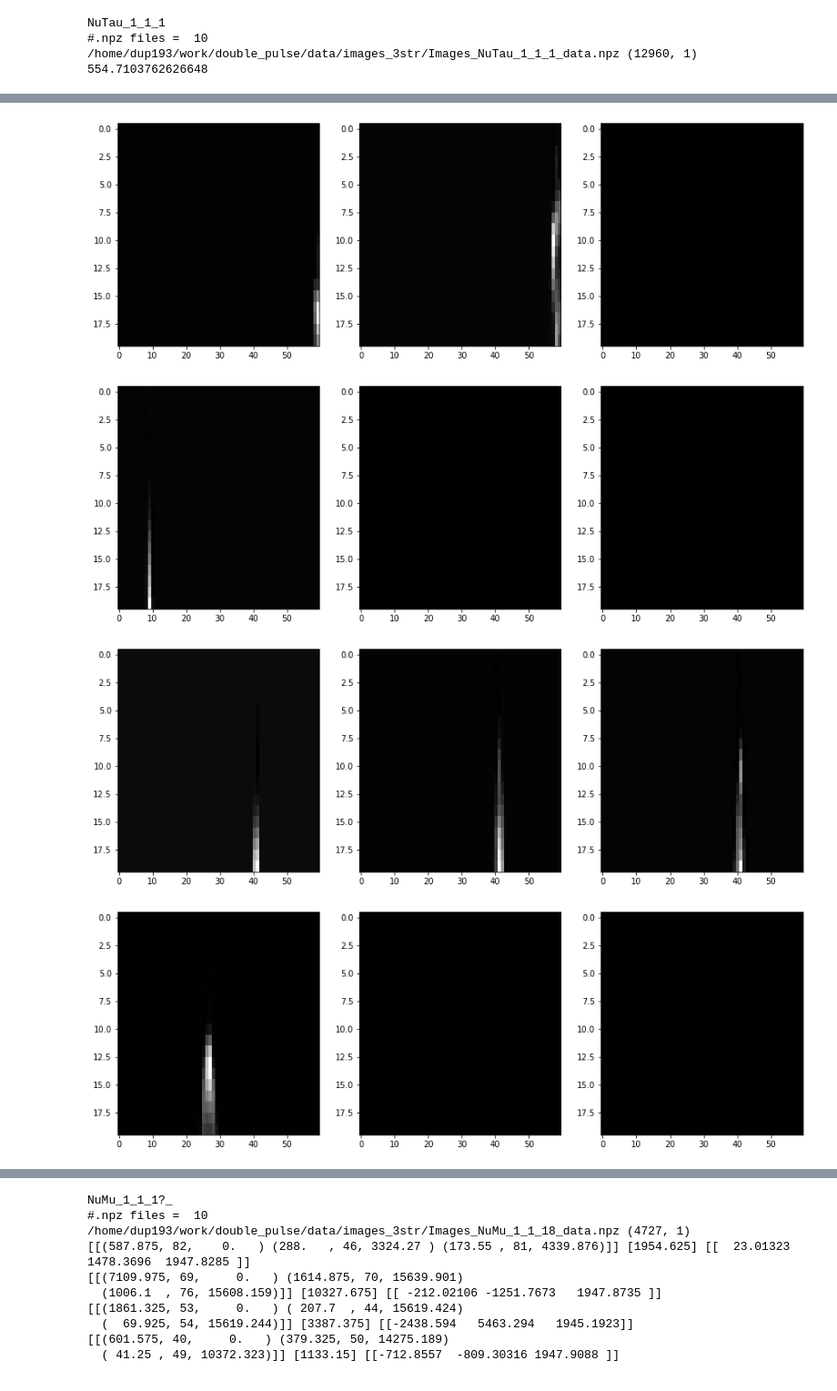
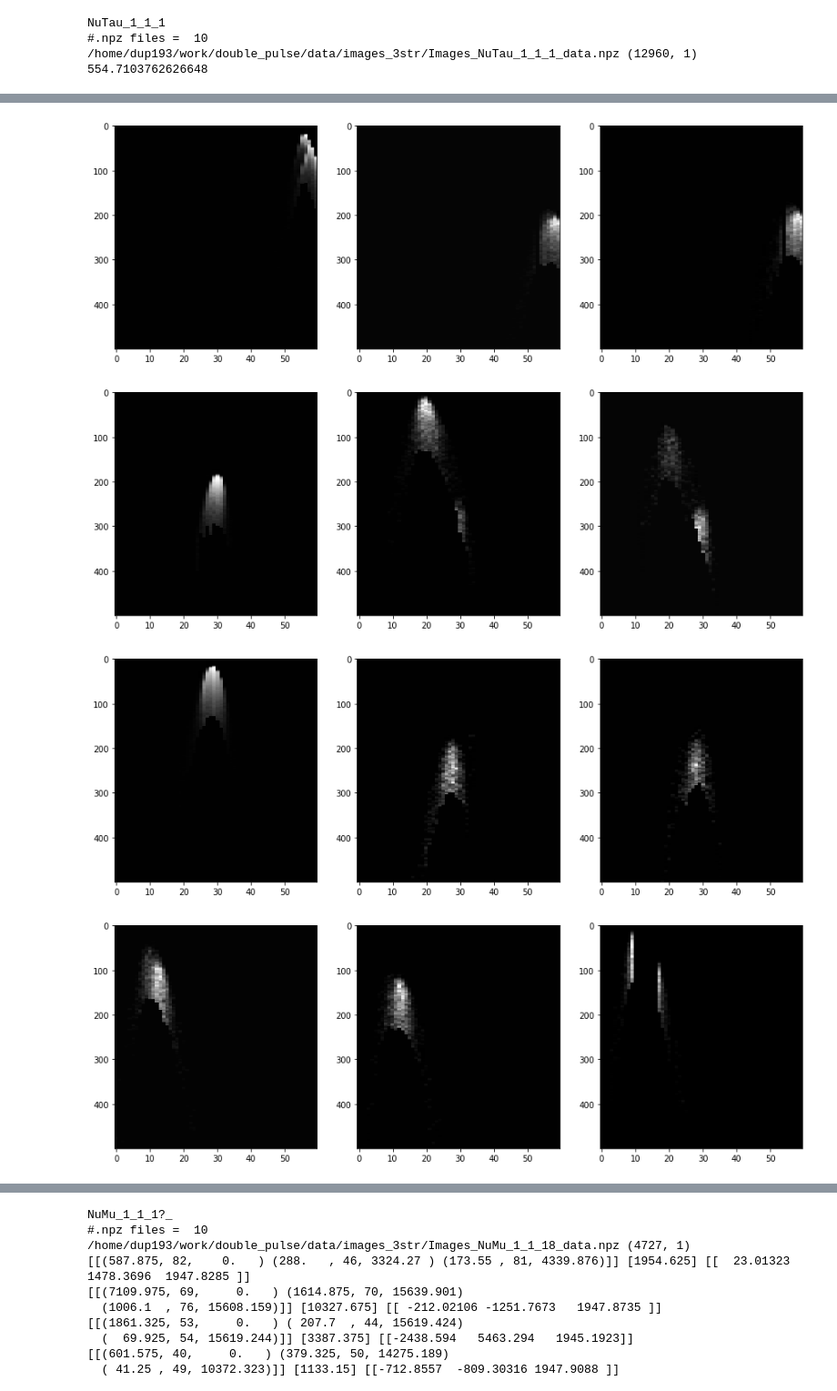
Before and after one commit to dpankova/DoublePulse, a Jupyter notebook: notebooks/Improved/FileMergingImages_vars.ipynb, the cells around one changed output, grey strips where cells are left out. Shown at 91% size. Drawn from its saved outputs; the diff is of its cells as text; code cells hidden in the pictures.

```diff
--- a/notebooks/Improved/FileMergingImages_vars.ipynb
+++ b/notebooks/Improved/FileMergingImages_vars.ipynb
@@ -9,7 +9,7 @@ int_type = 1
 folder = '1'
 files = '1'
 
-n_files = 10
+n_files = 100
 i3_per_npz = 10 # 10 for NuE1 and NuMu1, 100 otherwise
 
 name = nu_type+'_'+str(int_type)+'_'+str(folder)+'_'#+str(files)+'?_'
@@ -255,7 +284,7 @@ save_2_dtype = np.dtype(
 # %%
 size = 0
 #for file_name in glob.glob('/home/dup193/work/double_pulse/data/images_3str/Images_'+name+'*'):
-for file_name in glob.glob('/home/dup193/work/double_pulse/data/BUMP/BUMP3/Images_BUMP*'):
+for file_name in glob.glob('/home/dup193/work/double_pulse/data/nutau_hese_test/*_data.npz'):
     x = np.load(file_name, mmap_mode="r")['arr_0']
     print(file_name, len(x))
     size = size +len(x)
@@ -418,7 +445,7 @@ pos = 0
 print(name)
 start = time.time()
 print('#.npz files = ',n_files)
-for file_name in glob.glob('/home/dup193/work/double_pulse/data/images_3str/Images_'+name+'*'):
+for file_name in glob.glob('/home/dup193/work/double_pulse/data/images_3str/Images_'+name+'*')[:1]:
     if pos >50:
         break
     x = np.load(file_name, mmap_mode="r")['arr_0']
@@ -429,22 +456,22 @@ for file_name in glob.glob('/home/dup193/work/double_pulse/data/images_3str/Imag
     im = (x['image']-mean_3)/std_3
     pred_n3 = model_3.predict([im[:,0,:,:,:1],im[:,0,:,:,1:2],im[:,0,:,:,2:3]],batch_size =1)
     pred_n4 = model_4.predict([im[:,0,:,:,:1],im[:,0,:,:,1:2],im[:,0,:,:,2:3]],batch_size =1)
-    cut1=0.56
-    cut2=0.6
+    cut1=0.99
+    cut2=0.8
     for n,e in enumerate(x):
         if pos >100:
             break
-        ch = (cut1 <= pred_n1[n]) and (pred_n1[n] <= cut2) and (cut1 <= pred_n1[n]) and (pred_n4[n] <= cut2)
+        ch = (pred_n1[n] >cut1) and (pred_n4[n] > cut2)
         #print(pos)
         if ch:
             pos = pos +1
             fig = plt.figure(figsize=(15, 5))
             ax1 = fig.add_subplot(131)
-            ax1.imshow(e['image'][0][:20,:,0], interpolation='nearest', aspect='auto', cmap= 'gray')
+            ax1.imshow(e['image'][0][:,:,0], interpolation='nearest', aspect='auto', cmap= 'gray')
             ax2 = fig.add_subplot(132)
-            ax2.imshow(e['image'][0][:20,:,1], interpolation='nearest', aspect='auto', cmap= 'gray')
+            ax2.imshow(e['image'][0][:,:,1], interpolation='nearest', aspect='auto', cmap= 'gray')
             ax3 = fig.add_subplot(133)
-            ax3.imshow(e['image'][0][:20,:,2], interpolation='nearest', aspect='auto', cmap= 'gray')
+            ax3.imshow(e['image'][0][:,:,2], interpolation='nearest', aspect='auto', cmap= 'gray')
 end = time.time()
 print(end - start)
 # %% [output]
@@ -457,4 +484,4 @@ NuTau_1_1_1
-[figure, old version]
+[figure, new version]
-[figure, old version]
+[figure, new version]
-[figure, old version]
+[figure, new version]
-[figure, old version]
+[figure, new version]
```
Also changed, not shown: parts of 5 cells of this notebook, 16 other files.
